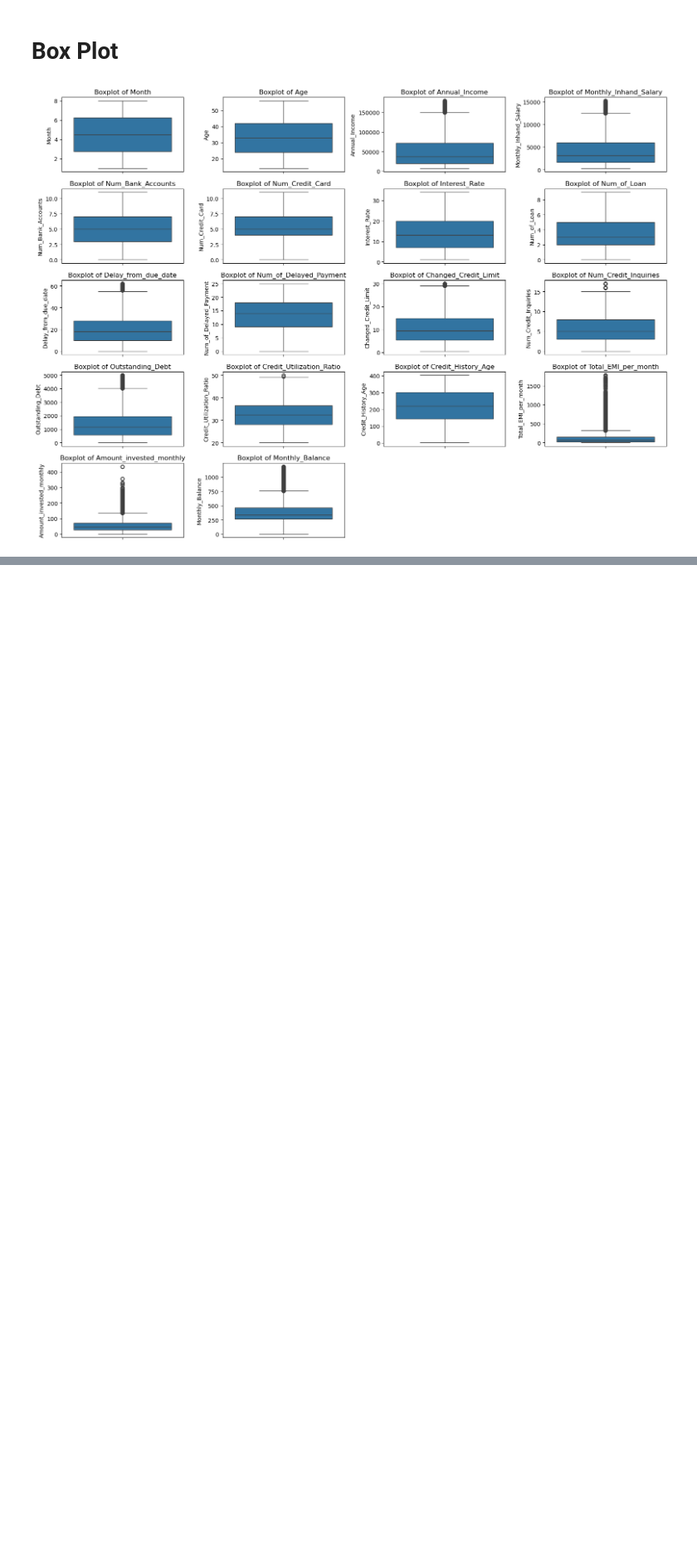
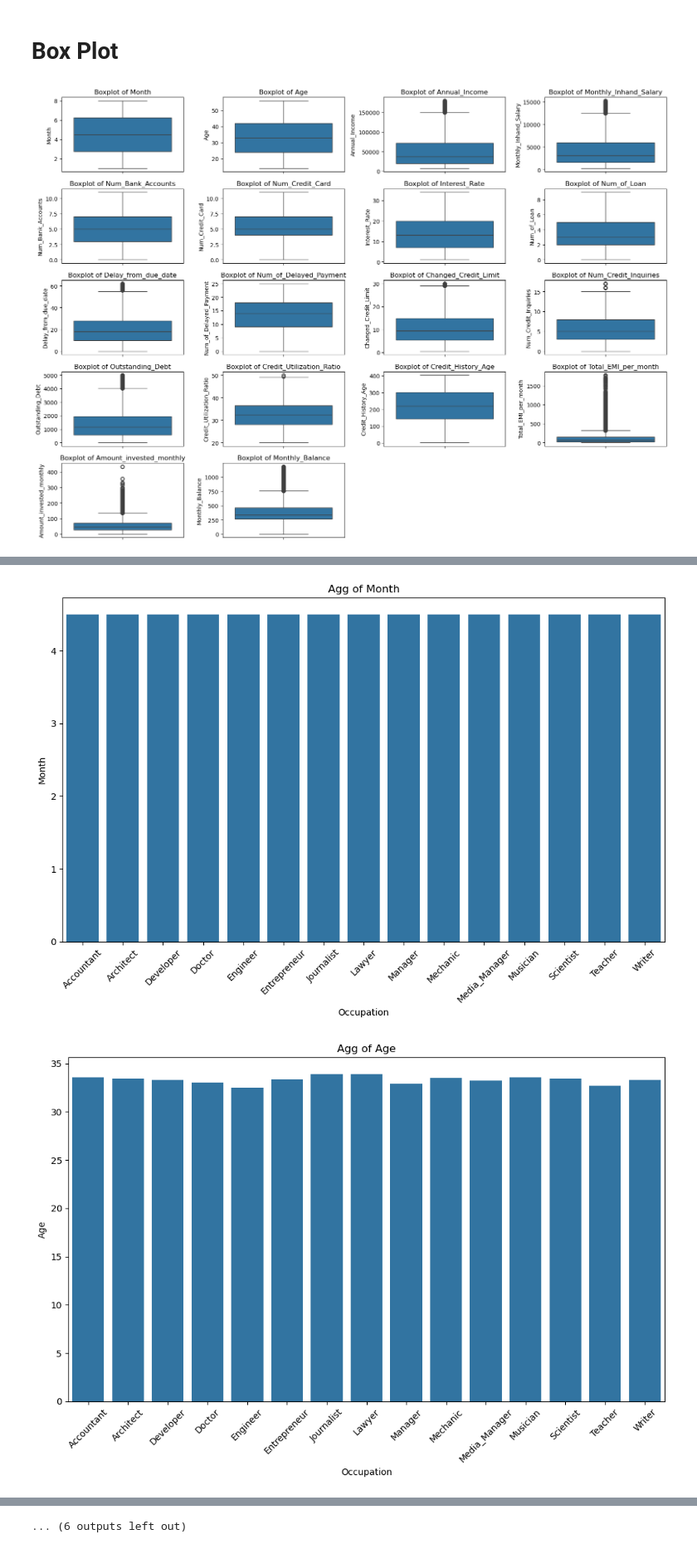
Before and after one commit to MaukanMir/Credit-Classification-Analysis, a Jupyter notebook: training.ipynb, the cells around one changed output, grey strips where cells are left out. Shown at 83% size. Saved outputs shown, nothing was run; the diff lists cells and outputs as text; code cells hidden in the pictures; blank space fills up the shorter version.

```diff
--- a/training.ipynb
+++ b/training.ipynb
@@ -41,6 +41,18 @@ def plot_distribution(df, dist_type):
     plt.title(f"Distirbution of {col}") if dist_type == "hist" else plt.title(f"Boxplot of {col}")
   plt.tight_layout()
   plt.show()
+
+def aggregate_dataset(df,agg_col, col, function):
+
+  plt.figure(figsize=(10,7))
+
+  grouped_df = getattr(df.groupby(agg_col)[col],function)().reset_index(name=col)
+  sns.barplot(data=grouped_df, x=agg_col, y=col)
+  plt.title(f"Agg of {col}")
+  plt.ylabel(col)
+  plt.xticks(rotation =45)
+  plt.tight_layout()
+  plt.show()
 # %% [markdown]
 # EDA Analysis
 # %%
@@ -173,0 +191,6 @@ plot_distribution(numeric_cols, "boxplot")
+# %%
+for col in numeric_cols.columns:
+  aggregate_dataset(df, "Occupation", col, "mean")
+# %% [output]
+[figure, added]
+[figure, added]
@@ -173,0 +207 @@ plot_distribution(numeric_cols, "boxplot")
+... (6 outputs left out)
```
Also changed, not shown: parts of 3 cells of this notebook.
